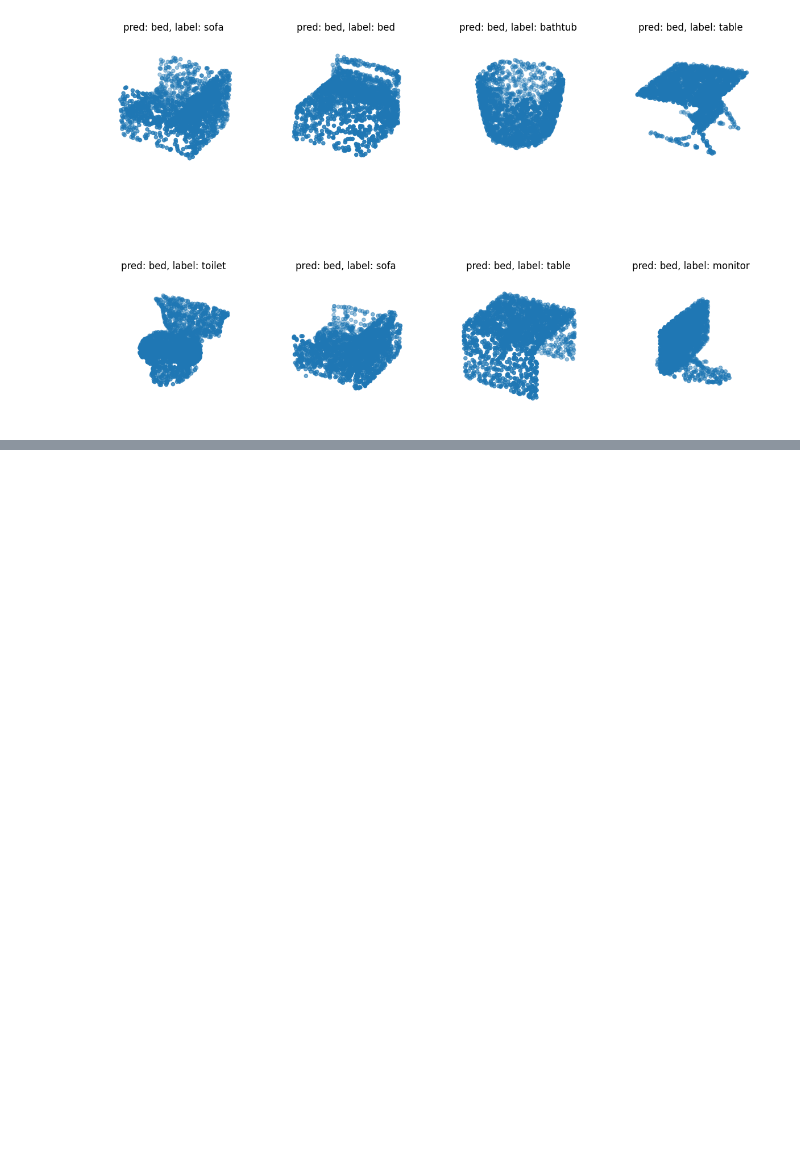
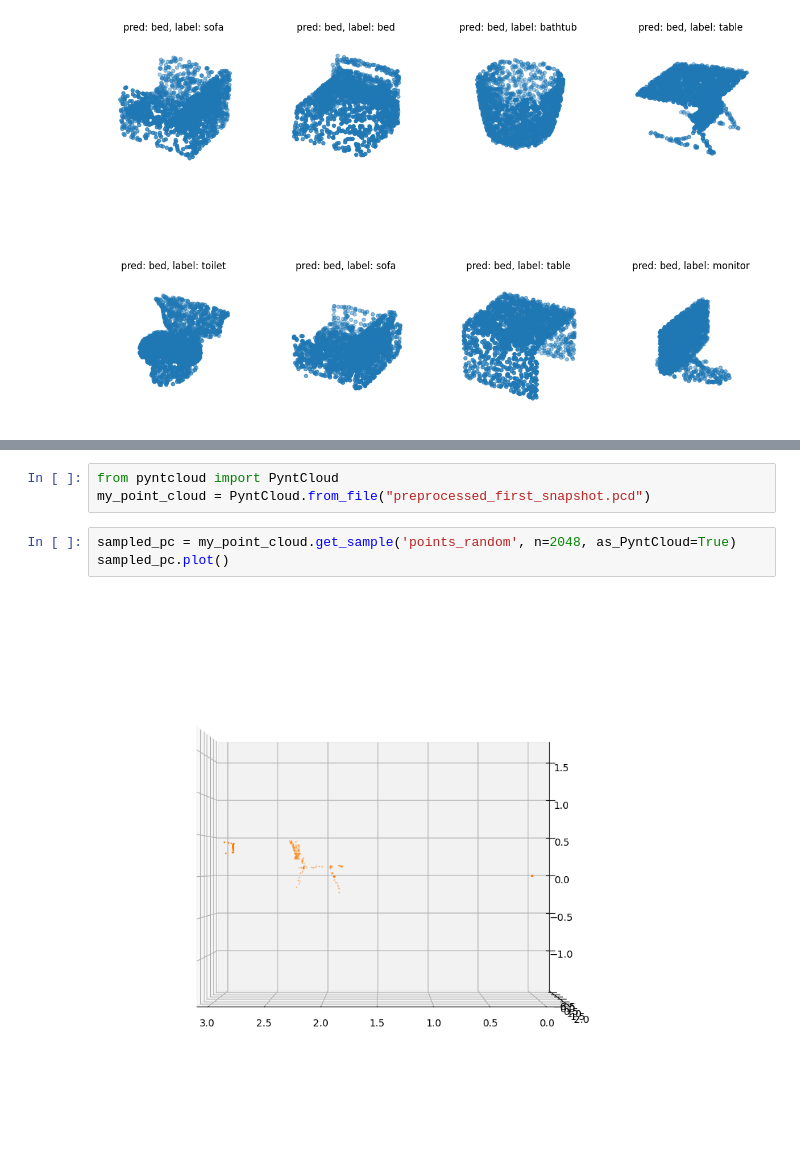
Before and after one commit to ielson/ROSPointNet, a Jupyter notebook: src/training_and_validating.ipynb, the cells around one changed output, grey strips where cells are left out. Saved outputs shown, nothing was run; the diff lists cells and outputs as text; blank space fills up the shorter version.

```diff
--- a/src/training_and_validating.ipynb
+++ b/src/training_and_validating.ipynb
@@ -336,0 +346,8 @@ validate_model(test_dataset, model, classmap)
+# %%
+from pyntcloud import PyntCloud
+my_point_cloud = PyntCloud.from_file("preprocessed_first_snapshot.pcd")
+# %%
+sampled_pc = my_point_cloud.get_sample('points_random', n=2048, as_PyntCloud=True)
+sampled_pc.plot()
+# %% [output]
+[figure, added]
```
Also changed, not shown: parts of 4 cells of this notebook.
